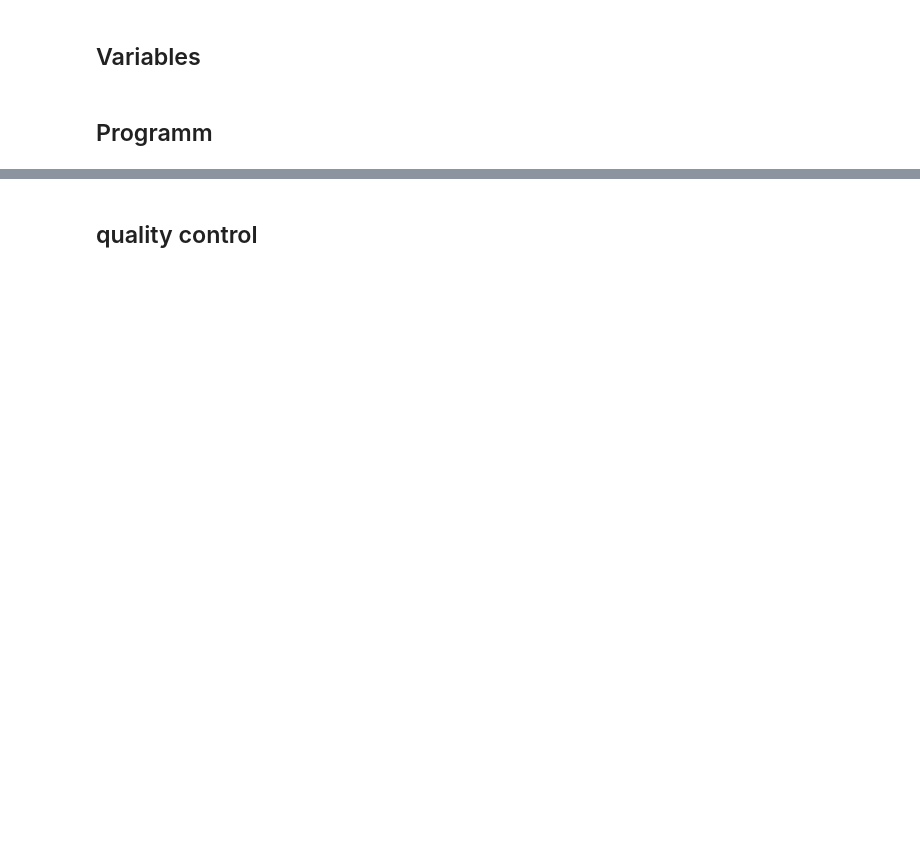
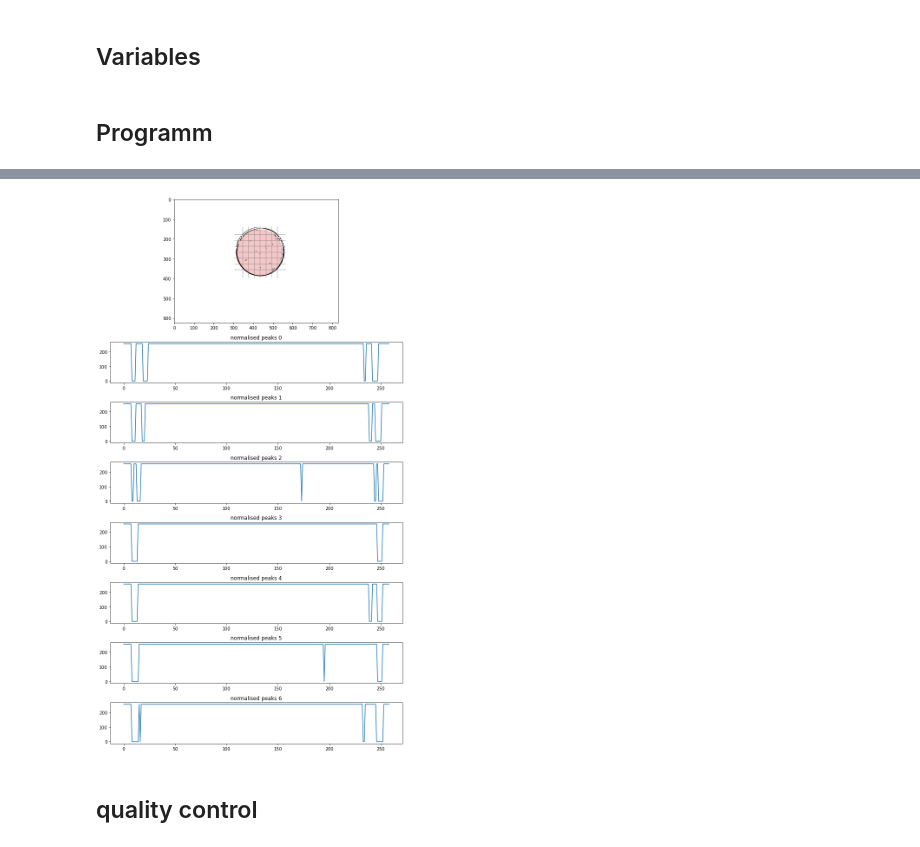
Before and after one commit to cfsb618/PyPhaseChip, a Jupyter notebook: pyphasechip.ipynb, the cells around one changed output, grey strips where cells are left out. Saved outputs shown, nothing was run; the diff lists cells and outputs as text; code cells hidden in the pictures; blank space fills up the shorter version.

Commit message:
implemented self-developed droplet recognition algorithm

```diff
--- a/pyphasechip.ipynb
+++ b/pyphasechip.ipynb
@@ -75,16 +87,0 @@ extension = ".jpg"
-# %%
-import PIL.Image
-from datetime import datetime
-import PIL.ExifTags
-import dateutil.parser
-
-img = PIL.Image.open(r"C:\Users\DigitalStation\Documents\Python_Scripts\DropletDetection\TestImages3\c0_w0_s0t1c0x0-1007y0-1128.jpg")
-exif_data = img._getexif()
-exif = {
-    PIL.ExifTags.TAGS[k]: v
-    for k, v in img._getexif().items()
-    if k in PIL.ExifTags.TAGS
-}
-
-date = exif['DateTimeOriginal']
-print(date)
@@ -162,0 +226,78 @@ calculation of the critical concentration
+# %%
+### Plot
+
+time_idx = 1
+conc_nr = 2
+well_nr = 1
+img = time_resolution[time_idx][conc_nr][well_nr]['img']
+norm_pp_len_h = time_resolution[time_idx][conc_nr][well_nr]['normg_pp_len_h']
+l = time_resolution[time_idx][conc_nr][well_nr]['l']
+x_abs = time_resolution[time_idx][conc_nr][well_nr]['x abs']
+y_abs = time_resolution[time_idx][conc_nr][well_nr]['y abs']
+radius_est = time_resolution[time_idx][conc_nr][well_nr]['radius']
+x = time_resolution[time_idx][conc_nr][well_nr]['x']
+y = time_resolution[time_idx][conc_nr][well_nr]['y']
+r = time_resolution[time_idx][conc_nr][well_nr]['r']
+N = time_resolution[time_idx][conc_nr][well_nr]['N']
+E = time_resolution[time_idx][conc_nr][well_nr]['E']
+S = time_resolution[time_idx][conc_nr][well_nr]['S']
+W = time_resolution[time_idx][conc_nr][well_nr]['W']
+
+
+fig, (ax1, ax2, ax3, ax4, ax5, ax6, ax7, ax8) = plt.subplots(nrows=8, figsize=(10, 18), gridspec_kw={"height_ratios": [0.3, 0.1, 0.1, 0.1, 0.1, 0.1, 0.1, 0.1]})
+ax1.imshow(img, cmap="gray")
+
+
+#img_hL = cv2.line(img.copy(), (W,y), (E,y), (255,0,0), 2)
+ax1.hlines(y, W, E, color="tab:gray", alpha=0.5)
+ax1.hlines(int(y + r / 2), W, E, color="tab:gray", alpha=0.5)
+ax1.hlines(int(y + (0.5 * r) / 2), W, E, color="tab:gray", alpha=0.5)
+ax1.hlines(int(y - 0.5 * r / 2), W, E, color="tab:gray", alpha=0.5)
+ax1.hlines(int(y - r / 2), W, E, color="tab:gray", alpha=0.5)
+ax1.hlines(int(y + 1.5 * r/2), W,E, color="tab:gray", alpha=0.5)
+ax1.hlines(int(y - 1.5 * r/2), W,E, color="tab:gray", alpha=0.5)
+
+ax1.vlines(x, N, S, color="tab:gray", alpha=0.5)
+ax1.vlines(int(x + r / 2), N, S, color="tab:gray", alpha=0.5)
+ax1.vlines(int(x + 0.5 * r / 2), N, S, color="tab:gray", alpha=0.5)
+ax1.vlines(int(x - 0.5 * r / 2), N, S, color="tab:gray", alpha=0.5)
+ax1.vlines(int(x - r / 2), N, S, color="tab:gray", alpha=0.5)
+ax1.vlines(int(x + 1.5 * r/2), N, S, color="tab:gray", alpha=0.5)
+ax1.vlines(int(x - 1.5 * r/2), N, S, color="tab:gray", alpha=0.5)
+
+
+
+#circle = plt.Circle((x_ass, y_ass), radius, color='tab:red', alpha=0.25)
+circle = plt.Circle((x_abs, y_abs), radius_est, color='tab:red', alpha=0.25)
+
+ax1.add_patch(circle)
+#ax1.hlines(y_ass, x_ass-10, x_ass+10, color='tab:blue', linewidth=5)
+
+ax2.plot(l, norm_pp_len_h[0])
+ax2.set_title("normalised peaks 0")
+
+ax3.plot(l, norm_pp_len_h[1])
+ax3.set_title("normalised peaks 1")
+
+ax4.plot(l, norm_pp_len_h[2])
+ax4.set_title("normalised peaks 2")
+
+ax5.plot(l, norm_pp_len_h[3])
+ax5.set_title("normalised peaks 3")
+
+ax6.plot(l, norm_pp_len_h[4])
+ax6.set_title("normalised peaks 4")
+
+ax7.plot(l, norm_pp_len_h[5])
+ax7.set_title("normalised peaks 5")
+
+ax8.plot(l, norm_pp_len_h[6])
+ax8.set_title("normalised peaks 6")
+
+#ax9.plot(l, np.sum(norm_pp_len_h, axis=0))
+#ax9.set_title("summed peaks")
+#ax9.hlines(5, np.min(l),np.max(l), color="tab:orange")
+fig.tight_layout()
+#fig.savefig("t2_c0_w1_nuMethod.png")
+# %% [output]
+[figure, added]
```
Also changed, not shown: parts of 30 cells of this notebook, 2 other files.
